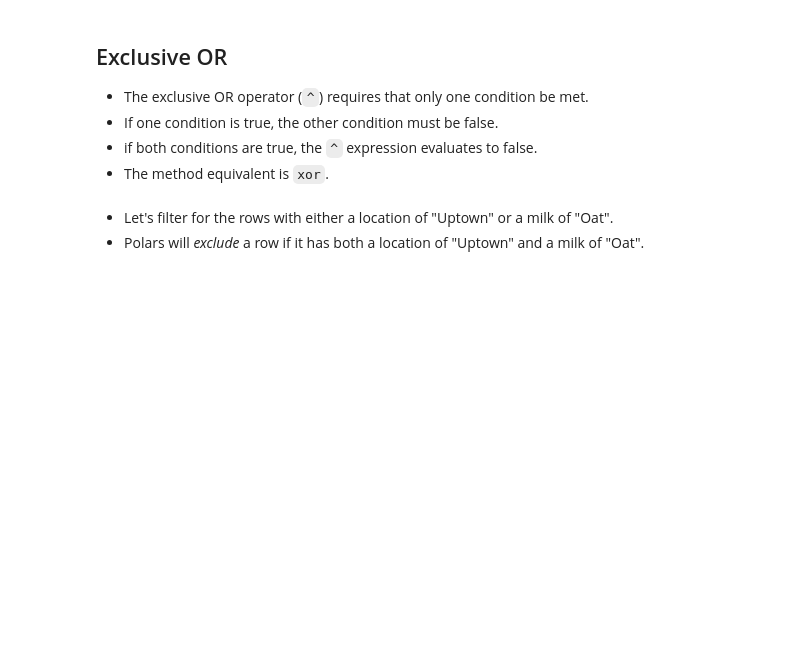
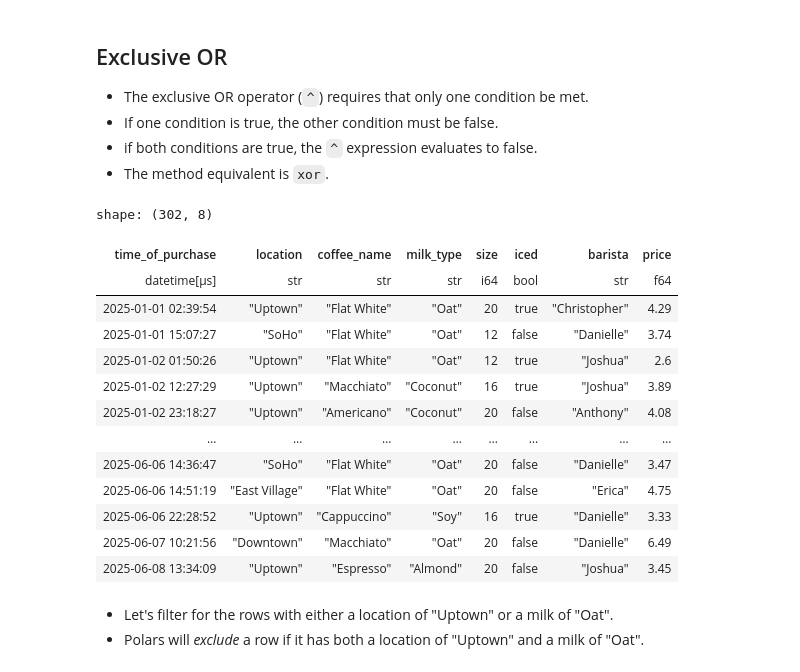
Before and after one commit to yaowenqiang/Data-Analysis-with-Polars-and-Python, a Jupyter notebook: incomplete/06 - DataFrames III - Filtering.ipynb, the cells around one changed output. Cells and saved outputs as stored; diff of their text form; code cells hidden in the pictures; blank space fills up the shorter version.

Commit message:
add more unique filter notes

```diff
--- a/incomplete/06 - DataFrames III - Filtering.ipynb
+++ b/incomplete/06 - DataFrames III - Filtering.ipynb
@@ -759,6 +759,26 @@ shape: (202, 8)
 - If one condition is true, the other condition must be false.
 - if both conditions are true, the `^` expression evaluates to false.
 - The method equivalent is `xor`.
+# %%
+uptown = pl.col("location") == "Uptown"
+oat_milk = pl.col("milk_type") == "Oat"
+
+coffees.filter(uptown | oat_milk)
+# %% [output]
+shape: (302, 8)
+| time_of_purchase | location | coffee_name | milk_type | size | iced | barista | price |
+| datetime[μs] | str | str | str | i64 | bool | str | f64 |
+| 2025-01-01 02:39:54 | "Uptown" | "Flat White" | "Oat" | 20 | true | "Christopher" | 4.29 |
+| 2025-01-01 15:07:27 | "SoHo" | "Flat White" | "Oat" | 12 | false | "Danielle" | 3.74 |
+| 2025-01-02 01:50:26 | "Uptown" | "Flat White" | "Oat" | 12 | true | "Joshua" | 2.6 |
+| 2025-01-02 12:27:29 | "Uptown" | "Macchiato" | "Coconut" | 16 | true | "Joshua" | 3.89 |
+| 2025-01-02 23:18:27 | "Uptown" | "Americano" | "Coconut" | 20 | false | "Anthony" | 4.08 |
+| … | … | … | … | … | … | … | … |
+| 2025-06-06 14:36:47 | "SoHo" | "Flat White" | "Oat" | 20 | false | "Danielle" | 3.47 |
+| 2025-06-06 14:51:19 | "East Village" | "Flat White" | "Oat" | 20 | false | "Erica" | 4.75 |
+| 2025-06-06 22:28:52 | "Uptown" | "Cappuccino" | "Soy" | 16 | true | "Danielle" | 3.33 |
+| 2025-06-07 10:21:56 | "Downtown" | "Macchiato" | "Oat" | 20 | false | "Danielle" | 6.49 |
+| 2025-06-08 13:34:09 | "Uptown" | "Espresso" | "Almond" | 20 | false | "Joshua" | 3.45 |
 # %% [markdown]
 - Let's filter for the rows with either a location of "Uptown" or a milk of "Oat".
 - Polars will _exclude_ a row if it has both a location of "Uptown" and a milk of "Oat".
```
Also changed, not shown: parts of 6 cells of this notebook.
